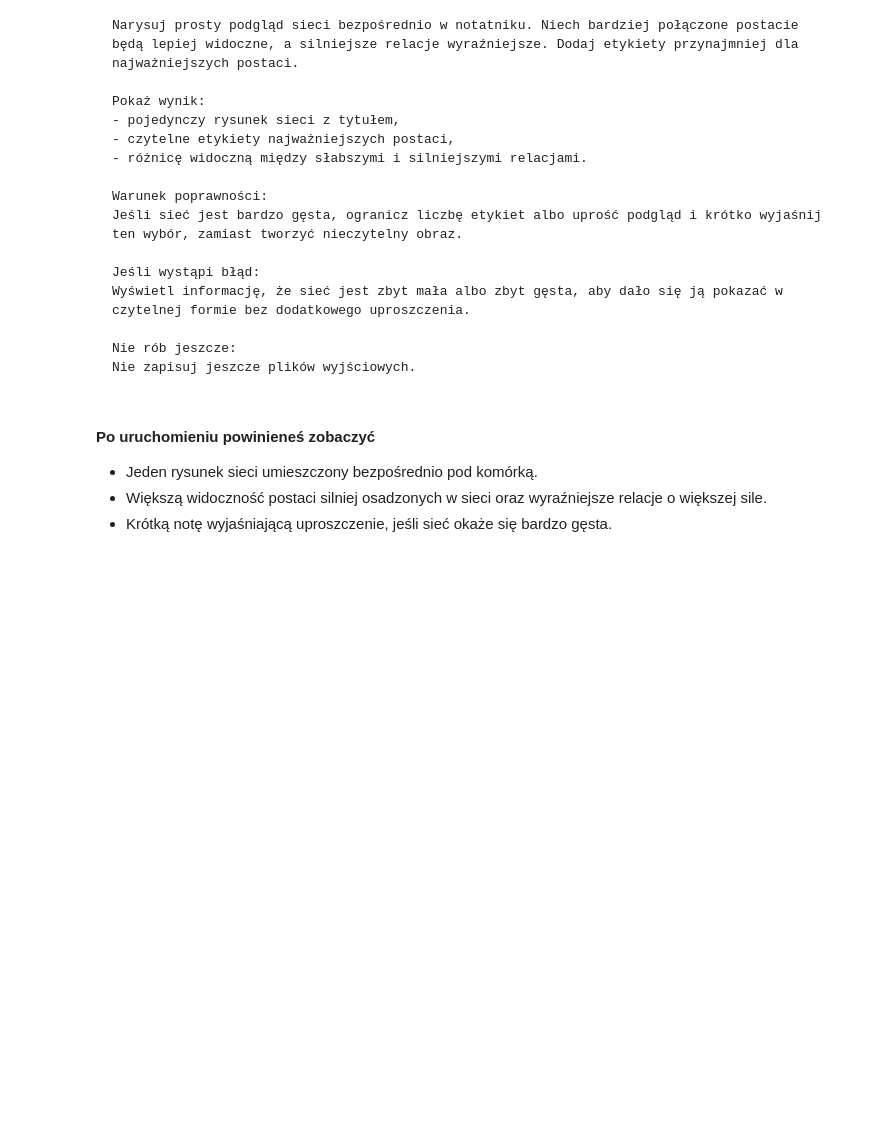
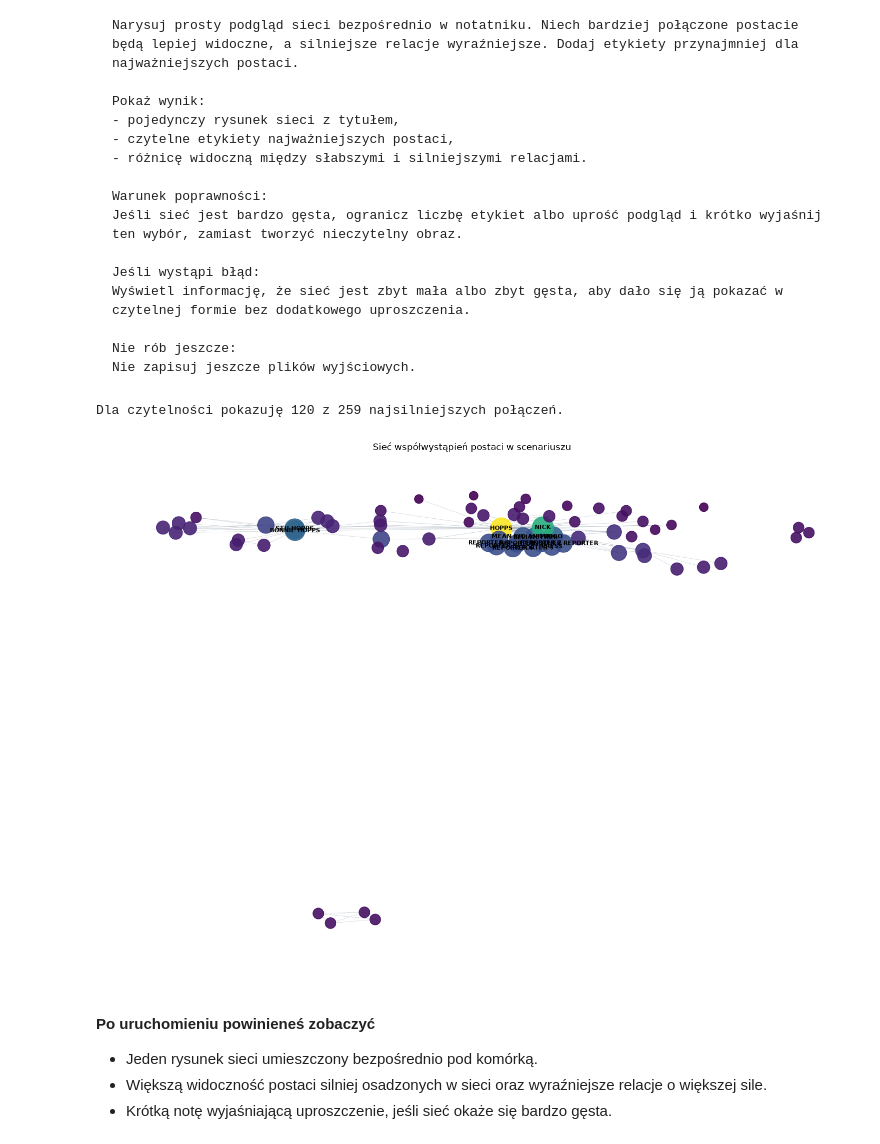
Before and after one commit to JuliaBurzawa/movie_scripts_network_analysis, a Jupyter notebook: notebooks/analiza_sieciowa_scenariusza.ipynb, the cells around one changed output. Saved outputs shown, nothing was run; the diff lists cells and outputs as text; code cells hidden in the pictures; blank space fills up the shorter version.

```diff
--- a/notebooks/analiza_sieciowa_scenariusza.ipynb
+++ b/notebooks/analiza_sieciowa_scenariusza.ipynb
@@ -755,3 +1038,38 @@ Nie zapisuj jeszcze plików wyjściowych.
+# %%
+import matplotlib.pyplot as plt
+import networkx as nx
+
+if not isinstance(globals().get("G"), nx.Graph) or G.number_of_nodes() < 2 or G.number_of_edges() == 0:
+    print("Nie można czytelnie narysować sieci: graf jest pusty albo ma zbyt mało połączeń.")
+else:
+    pozycje = nx.spring_layout(G, seed=42, weight="weight", iterations=100)
+    krawedzie = sorted(G.edges(data=True), key=lambda krawedz: (-krawedz[2].get("weight", 1), krawedz[0], krawedz[1]))
+    limit_krawedzi = 120
+    pokazane_krawedzie = krawedzie[:limit_krawedzi]
+    if len(krawedzie) > limit_krawedzi:
+        print(f"Dla czytelności pokazuję {limit_krawedzi} z {len(krawedzie)} najsilniejszych połączeń.")
+
+    stopnie = dict(G.degree())
+    najwazniejsze = sorted(stopnie, key=lambda postac: (-stopnie[postac], postac))[:15]
+    max_waga = max((dane.get("weight", 1) for _, _, dane in pokazane_krawedzie), default=1)
+    szerokosci = [0.4 + 2.5 * dane.get("weight", 1) / max_waga for _, _, dane in pokazane_krawedzie]
+
+    fig, ax = plt.subplots(figsize=(14, 10))
+    nx.draw_networkx_edges(G, pozycje, edgelist=[(a, b) for a, b, _ in pokazane_krawedzie],
+                           width=szerokosci, alpha=0.35, edge_color="slategray", ax=ax)
+    nx.draw_networkx_nodes(G, pozycje,
+                           node_size=[100 + min(stopnie[postac], 20) * 35 for postac in G.nodes],
+                           node_color=[stopnie[postac] for postac in G.nodes], cmap=plt.cm.viridis,
+                           alpha=0.9, ax=ax)
+    nx.draw_networkx_labels(G, pozycje, labels={postac: postac for postac in najwazniejsze},
+                            font_size=8, font_weight="bold", ax=ax)
+    ax.set_title("Sieć współwystąpień postaci w scenariuszu")
+    ax.axis("off")
+    fig.tight_layout()
+    plt.show()
+# %% [output]
+Dla czytelności pokazuję 120 z 259 najsilniejszych połączeń.
+[figure, added]
 # %% [markdown]
 #### Po uruchomieniu powinieneś zobaczyć
 
```
Also changed, not shown: parts of 18 cells of this notebook, 3 other files.
